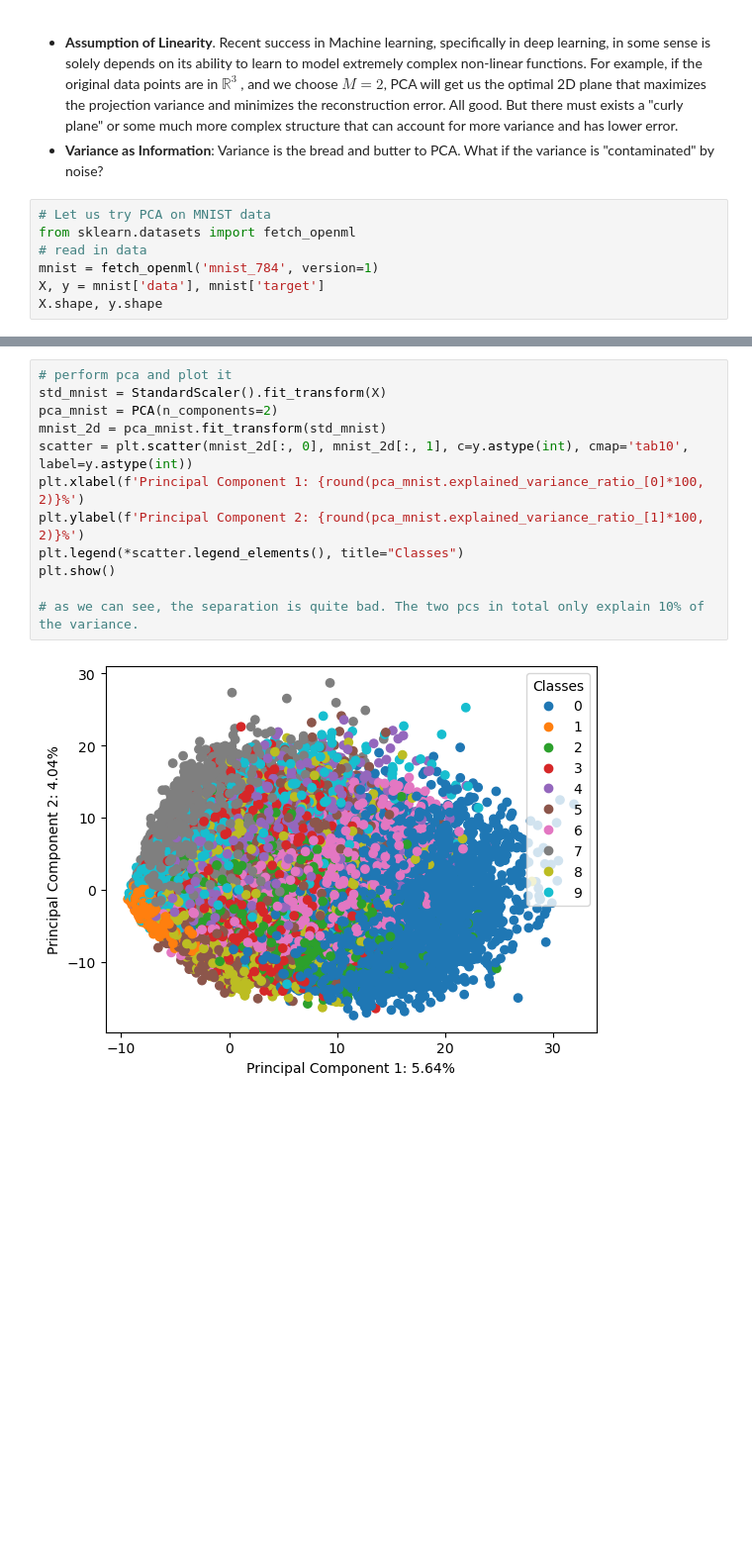
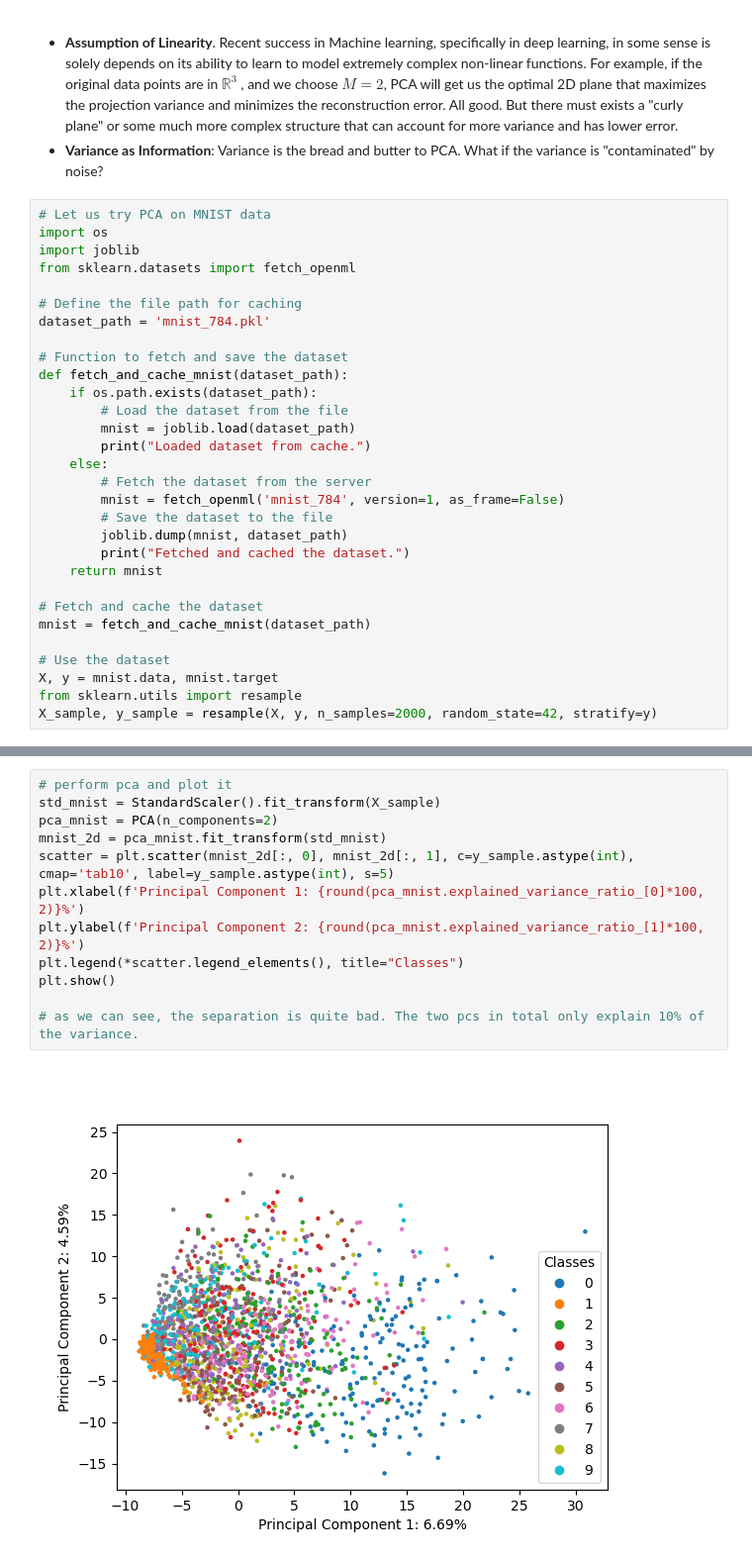
Before and after one commit to skalalab/dimension_reduction, a Jupyter notebook: pca.ipynb, the cells around one changed output, grey strips where cells are left out. Shown at 99% size. Drawn from its saved outputs; the diff is of its cells as text; blank space fills up the shorter version.

```diff
--- a/pca.ipynb
+++ b/pca.ipynb
@@ -191,9 +235,32 @@ We can think of PCA as a linear encoder $\mathbf B^\top$ that maximizes the vari
 - **Variance as Information**: Variance is the bread and butter to PCA. What if the variance is "contaminated" by noise?
 # %%
 # Let us try PCA on MNIST data
+import os
+import joblib
 from sklearn.datasets import fetch_openml
-# read in data
-mnist = fetch_openml('mnist_784', version=1)
-X, y = mnist['data'], mnist['target']
-X.shape, y.shape
+
+# Define the file path for caching
+dataset_path = 'mnist_784.pkl'
+
+# Function to fetch and save the dataset
+def fetch_and_cache_mnist(dataset_path):
+    if os.path.exists(dataset_path):
+        # Load the dataset from the file
+        mnist = joblib.load(dataset_path)
+        print("Loaded dataset from cache.")
+    else:
+        # Fetch the dataset from the server
+        mnist = fetch_openml('mnist_784', version=1, as_frame=False)
+        # Save the dataset to the file
+        joblib.dump(mnist, dataset_path)
+        print("Fetched and cached the dataset.")
+    return mnist
+
+# Fetch and cache the dataset
+mnist = fetch_and_cache_mnist(dataset_path)
+
+# Use the dataset
+X, y = mnist.data, mnist.target
+from sklearn.utils import resample
+X_sample, y_sample = resample(X, y, n_samples=2000, random_state=42, stratify=y)
 # %% [output]
@@ -201,17 +268,17 @@ X.shape, y.shape
 # %%
 # perform pca and plot it
-std_mnist = StandardScaler().fit_transform(X)
+std_mnist = StandardScaler().fit_transform(X_sample)
 pca_mnist = PCA(n_components=2)
 mnist_2d = pca_mnist.fit_transform(std_mnist)
-scatter = plt.scatter(mnist_2d[:, 0], mnist_2d[:, 1], c=y.astype(int), cmap='tab10', label=y.astype(int))
+scatter = plt.scatter(mnist_2d[:, 0], mnist_2d[:, 1], c=y_sample.astype(int), cmap='tab10', label=y_sample.astype(int), s=5)
 plt.xlabel(f'Principal Component 1: {round(pca_mnist.explained_variance_ratio_[0]*100, 2)}%')
 plt.ylabel(f'Principal Component 2: {round(pca_mnist.explained_variance_ratio_[1]*100, 2)}%')
 plt.legend(*scatter.legend_elements(), title="Classes")
 plt.show()
 
 # as we can see, the separation is quite bad. The two pcs in total only explain 10% of the variance.
 # %% [output]
-[figure, old version]
+[figure, new version]
 # %%
 # does using 3 PCs help, i.e. a 3d plot
 %matplotlib widget
```
Also changed, not shown: parts of 15 cells of this notebook, 2 other files.
